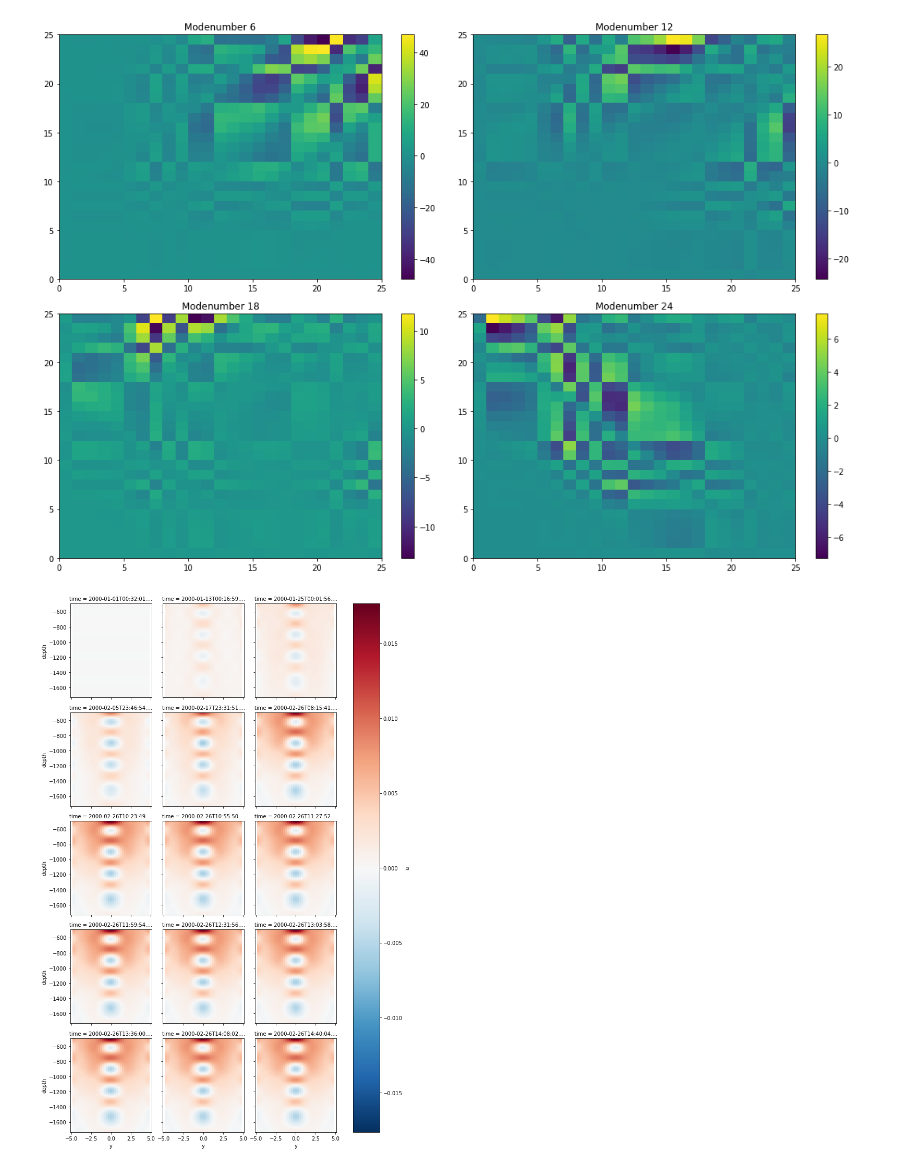
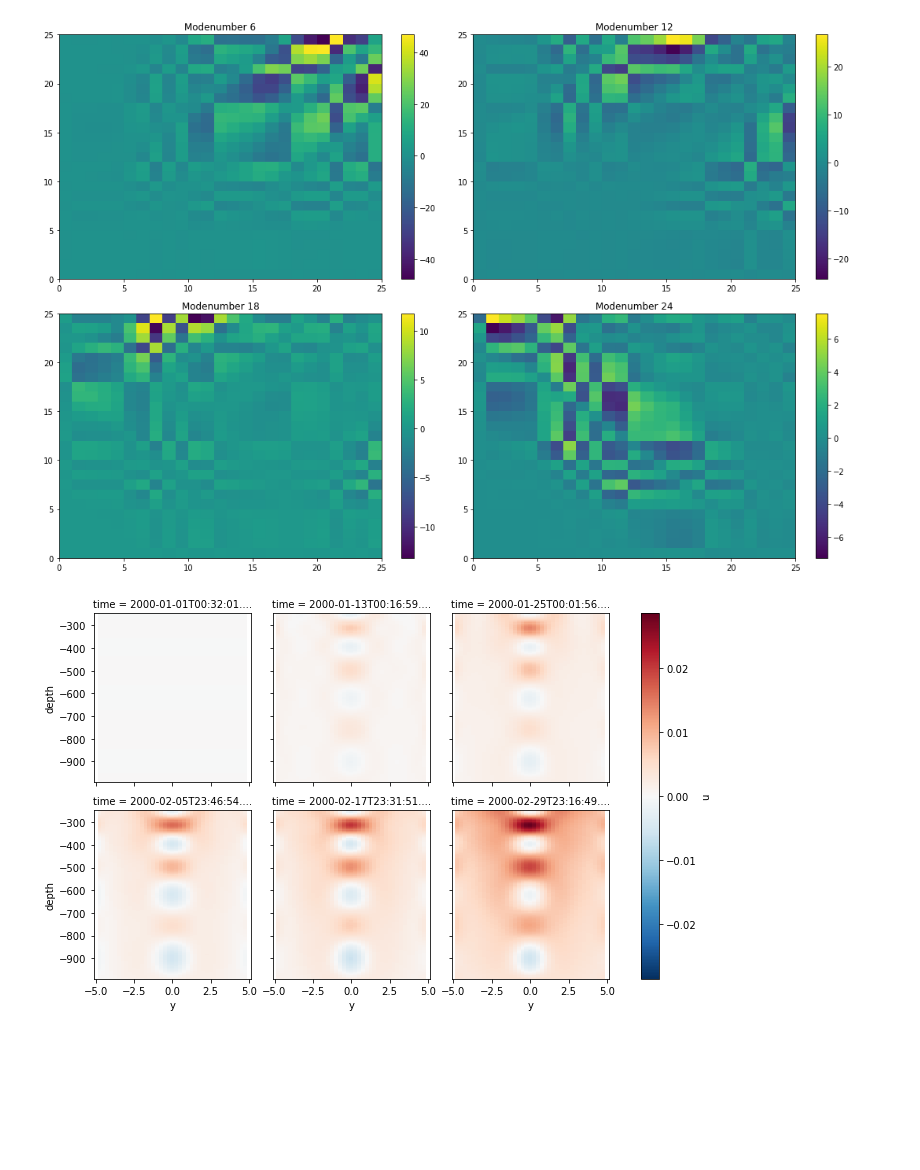
Before and after one commit to vopikamm/multimode-model, a Jupyter notebook: examples/Dunkel/Dunkel.ipynb, the cells around one changed output. Saved outputs shown, nothing was run; the diff lists cells and outputs as text; code cells hidden in the pictures; blank space fills up the shorter version.

```diff
--- a/examples/Dunkel/Dunkel.ipynb
+++ b/examples/Dunkel/Dunkel.ipynb
@@ -168,14 +168,14 @@ def run(params, step, time):
 
     output = []
 
-    tolerance = 0.1
+    tolerance = 10.
     for i, next_state in enumerate(model_run):
         if i % (Nt // 5) == 0:
             output.append(save_as_Dataset(next_state, params))
         if np.nanmax(abs(next_state.variables["u"].safe_data)) > tolerance:
             output.append(save_as_Dataset(next_state, params))
-            tolerance += 0.1
-        if tolerance > 1.:
+            tolerance += 1.
+        if tolerance > 20.:
             return xr.combine_by_coords(output)
 
 
@@ -195,7 +195,7 @@ out['u'] = xr.dot(ds.psi, out.u_tilde)
 out['v'] = xr.dot(ds.psi, out.v_tilde)
 out['h'] = xr.dot(ds.psi, out.h_tilde)
 # %%
-out.u.isel(i = 200, depth=slice(100,350)).plot.pcolormesh(x='y', y='depth', cmap='RdBu_r', col="time", col_wrap=3);
+out.u.isel(i = 200, depth = slice(50,200)).plot.pcolormesh(x='y', y='depth', cmap='RdBu_r', col="time", col_wrap=3);
 # %% [output]
-[figure, old version]
+[figure, new version]
 # %%
```
Also changed, not shown: parts of 3 cells of this notebook, 1 other file.
